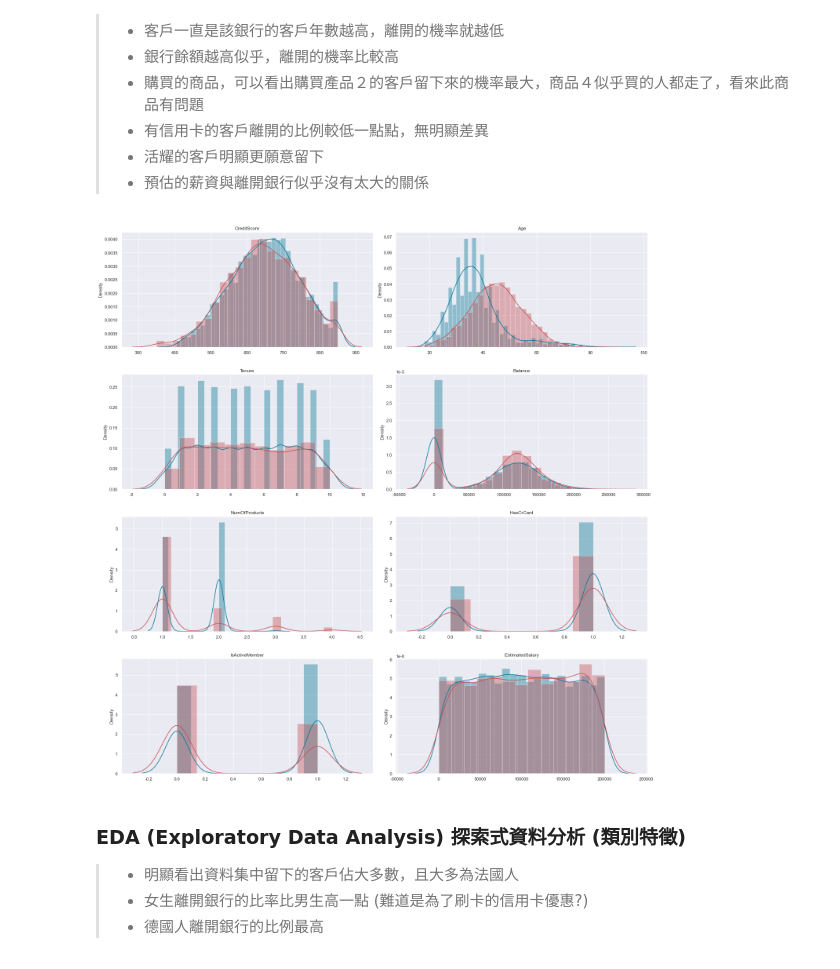
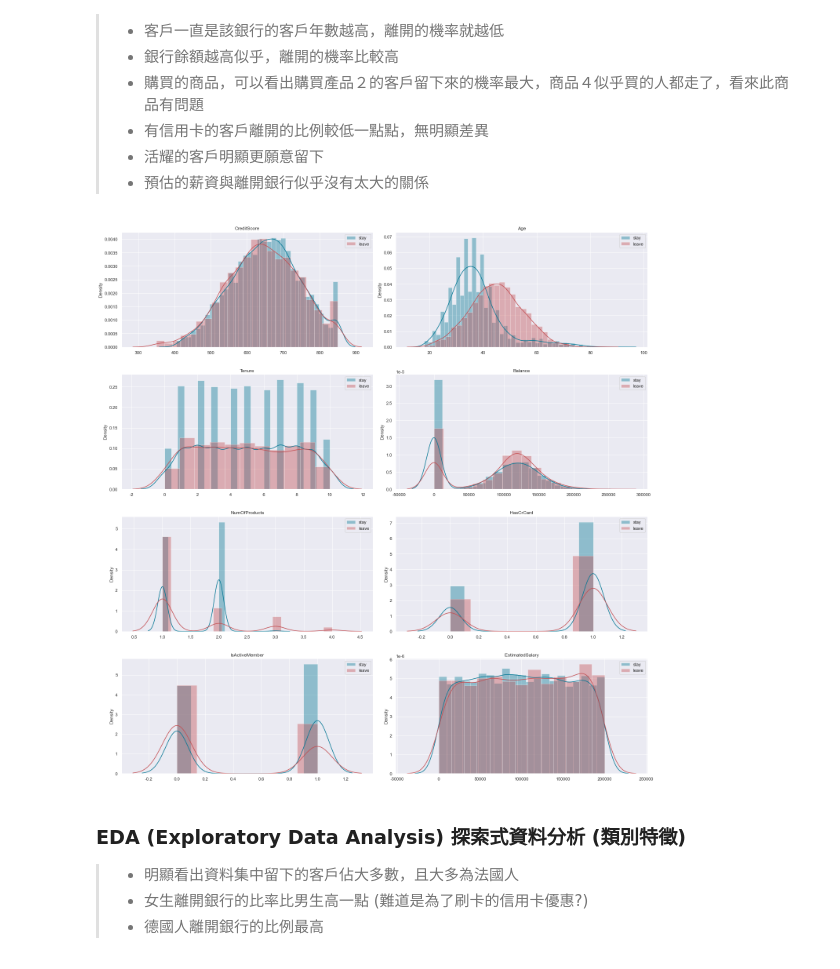
Before and after one commit to ALINYIWEN/Kaggle-Competitions, a Jupyter notebook: Bank Churn Predict.ipynb, the cells around one changed output. Drawn from its saved outputs; the diff is of its cells as text; code cells hidden in the pictures.

Commit message:
update distplot

```diff
--- a/Bank Churn Predict.ipynb
+++ b/Bank Churn Predict.ipynb
@@ -165,7 +165,7 @@ while i < 3:
 [figure]
 # %%
 fig, axes = plt.subplots(2,4)
-sns.set(rc={'figure.figsize':(10, 10)})
+sns.set(rc={'figure.figsize':(15, 10)})
 sns.boxplot(x = "Exited", y = "CreditScore", data = dataset,ax = axes[0,0], palette='deep')
 sns.boxplot(x = "Exited", y = "Age", data = dataset, ax = axes[0,1], palette='deep')
 sns.boxplot(x = "Exited", y = "Tenure", data = dataset, ax = axes[0,2], palette='deep')
@@ -212,20 +212,21 @@ sns.pairplot(dataset, hue="Exited", height=2, diag_kind="kde")
 # %%
 # 觀察數值類型的特徵
 plt.figure(figsize=(20,20))
 # enumerate 列舉 ==> i :index ; source: 內容
 for i, source in enumerate(['CreditScore','Age','Tenure','Balance','NumOfProducts','HasCrCard','IsActiveMember','EstimatedSalary']):
     # 指定好子圖的位置
     plt.subplot(4, 2, i+1)
     # kdeplot
-    sns.distplot(dataset.loc[dataset['Exited']==0, source], color = '#047794').set(xlabel=None)
-    sns.distplot(dataset.loc[dataset['Exited']==1, source], color = 'r').set(xlabel=None)
+    sns.distplot(dataset.loc[dataset['Exited']==0, source], color = '#047794', label='stay').set(xlabel=None)
+    sns.distplot(dataset.loc[dataset['Exited']==1, source], color = 'r', label='leave').set(xlabel=None)
+    plt.legend()
     plt.title(source)
 
     # 增加子圖間的間隙
     plt.tight_layout(h_pad=3)
 plt.show()
 # %% [output]
-[figure, old version]
+[figure, new version]
 # %% [markdown]
 ### EDA (Exploratory Data Analysis) 探索式資料分析 (類別特徵)
 > - 明顯看出資料集中留下的客戶佔大多數，且大多為法國人
```
Also changed, not shown: parts of 1 cell of this notebook, 1 other file.
